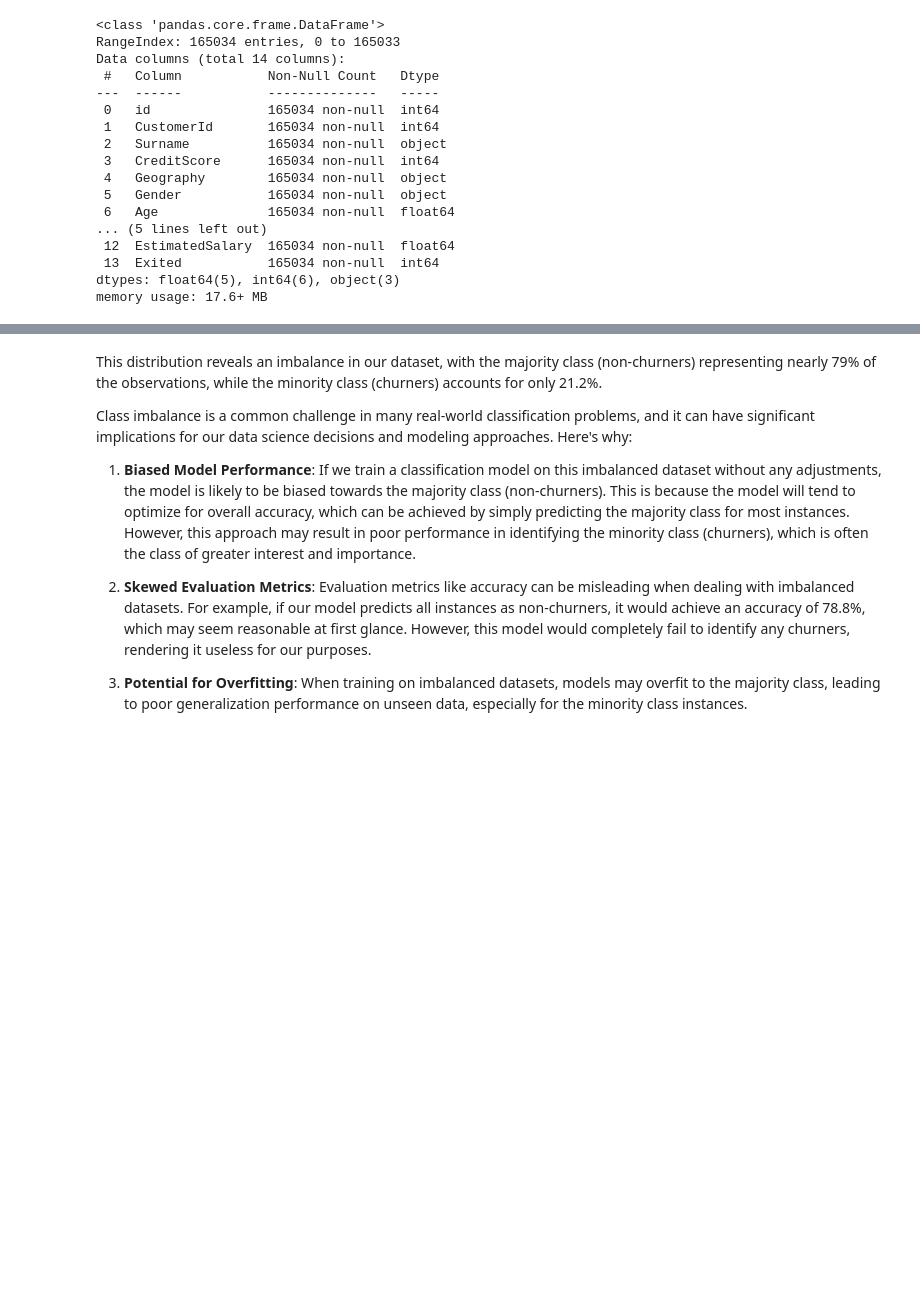
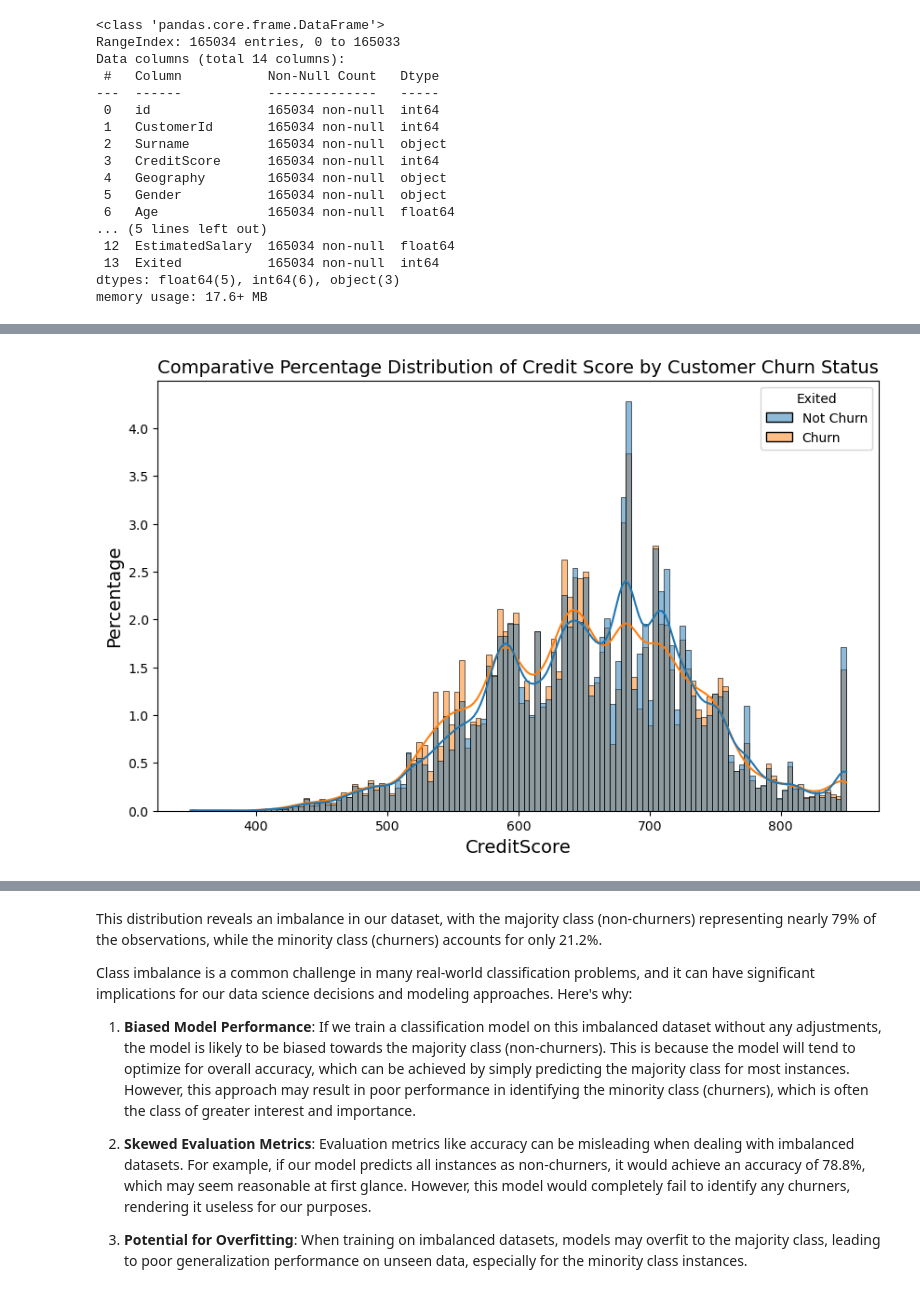
Before and after one commit to dennisvdang/Bank-Churn-Binary-Classification, a Jupyter notebook: Binary_Classification_Bank_Churn.ipynb, the cells around one changed output, grey strips where cells are left out. Saved outputs shown, nothing was run; the diff lists cells and outputs as text; code cells hidden in the pictures; blank space fills up the shorter version.

```diff
--- a/Binary_Classification_Bank_Churn.ipynb
+++ b/Binary_Classification_Bank_Churn.ipynb
@@ -63,0 +247,32 @@ data.describe()
+# %%
+def plot_histogram_churn(data, column, title, discrete=False, kde=True):
+    fig, ax = plt.subplots(figsize=(10, 6))
+    data_copy = data.copy()
+    data_copy['Exited'] = data_copy['Exited'].astype('category').cat.rename_categories({0: 'Not Churn', 1: 'Churn'})
+    bool_cols = ['HasCrCard', 'IsActiveMember']
+
+    if column == 'NumOfProducts':
+        bin_edges = range(int(min(data[column])) - 1, int(max(data[column])) + 2)
+        bin_locations = range(int(min(data[column])), int(max(data[column])) + 1)
+    elif column in bool_cols:
+        bin_edges = [-0.5, 0.5, 1.5]  # Centered at 0 and 1
+        bin_locations = [0, 1]
+    else:
+        bin_edges, bin_locations = None, None
+
+    if bin_locations is not None:
+        sns.histplot(data=data_copy, x=column, hue='Exited', kde=kde, stat='percent', common_norm=False, discrete=discrete, bins=bin_edges)
+        ax.set_xticks(bin_locations)
+        ax.set_xticklabels(bin_locations)
+    else:
+        sns.histplot(data=data_copy, x=column, hue='Exited', kde=kde, stat='percent', common_norm=False, discrete=discrete)
+
+    ax.set_title(f'Comparative Percentage Distribution of {title} by Customer Churn Status', fontsize=14)
+    ax.set_xlabel(column, fontsize=14)
+    ax.set_ylabel('Percentage', fontsize=14)
+
+    plt.show()
+# %%
+plot_histogram_churn(data, 'CreditScore', 'Credit Score', discrete=False, kde=True)
+# %% [output]
+[figure, added]
```
Also changed, not shown: parts of 39 cells of this notebook.
